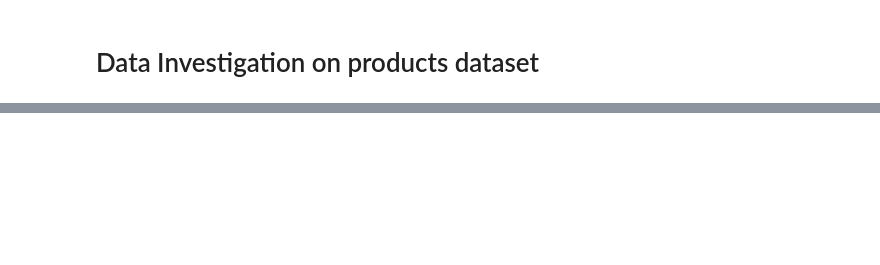
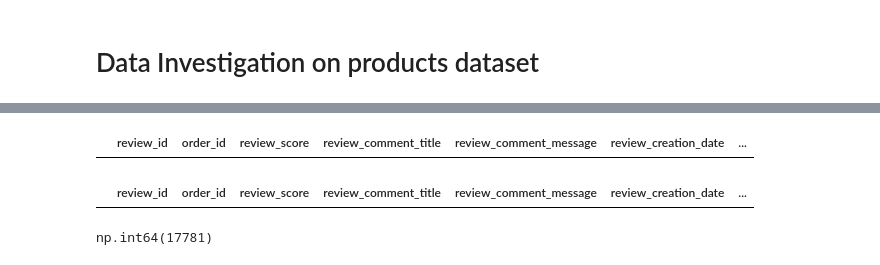
Before and after one commit to ashwinam/brazzilian-ecomm-data-engineering, a Jupyter notebook: notebooks/data_exploration.ipynb, the cells around one changed output, grey strips where cells are left out. Cells and saved outputs as stored; diff of their text form; code cells hidden in the pictures; blank space fills up the shorter version.

Commit message:
add: investigation for remaining datasets

```diff
--- a/notebooks/data_exploration.ipynb
+++ b/notebooks/data_exploration.ipynb
@@ -401,0 +474,2 @@ dtype: object
+# %%
+reviews_df = dataframes['olist_order_reviews_dataset']
@@ -401,0 +502,26 @@ dtype: object
+# %%
+duplicates = reviews_df.duplicated(keep=False)
+reviews_df[duplicates]
+# %% [output]
+|  | review_id | order_id | review_score | review_comment_title | review_comment_message | review_creation_date | ... |
+# %%
+reviews_df[reviews_df['review_score'] <= 0]
+# %% [output]
+|  | review_id | order_id | review_score | review_comment_title | review_comment_message | review_creation_date | ... |
+# %%
+# Unique ZIP codes
+geolocation_df['geolocation_zip_code_prefix'].nunique()
+
+# Unique coordinate pairs
+geolocation_df[
+    ['geolocation_lat', 'geolocation_lng']
+].drop_duplicates().shape[0]
+
+# ZIP codes mapped to multiple coordinate pairs
+geolocation_df.groupby(
+    'geolocation_zip_code_prefix'
+)[['geolocation_lat', 'geolocation_lng']].apply(
+    lambda x: len(x.drop_duplicates())
+).gt(1).sum()
+# %% [output]
+np.int64(17781)
```
Also changed, not shown: parts of 42 cells of this notebook, 1 other file.
